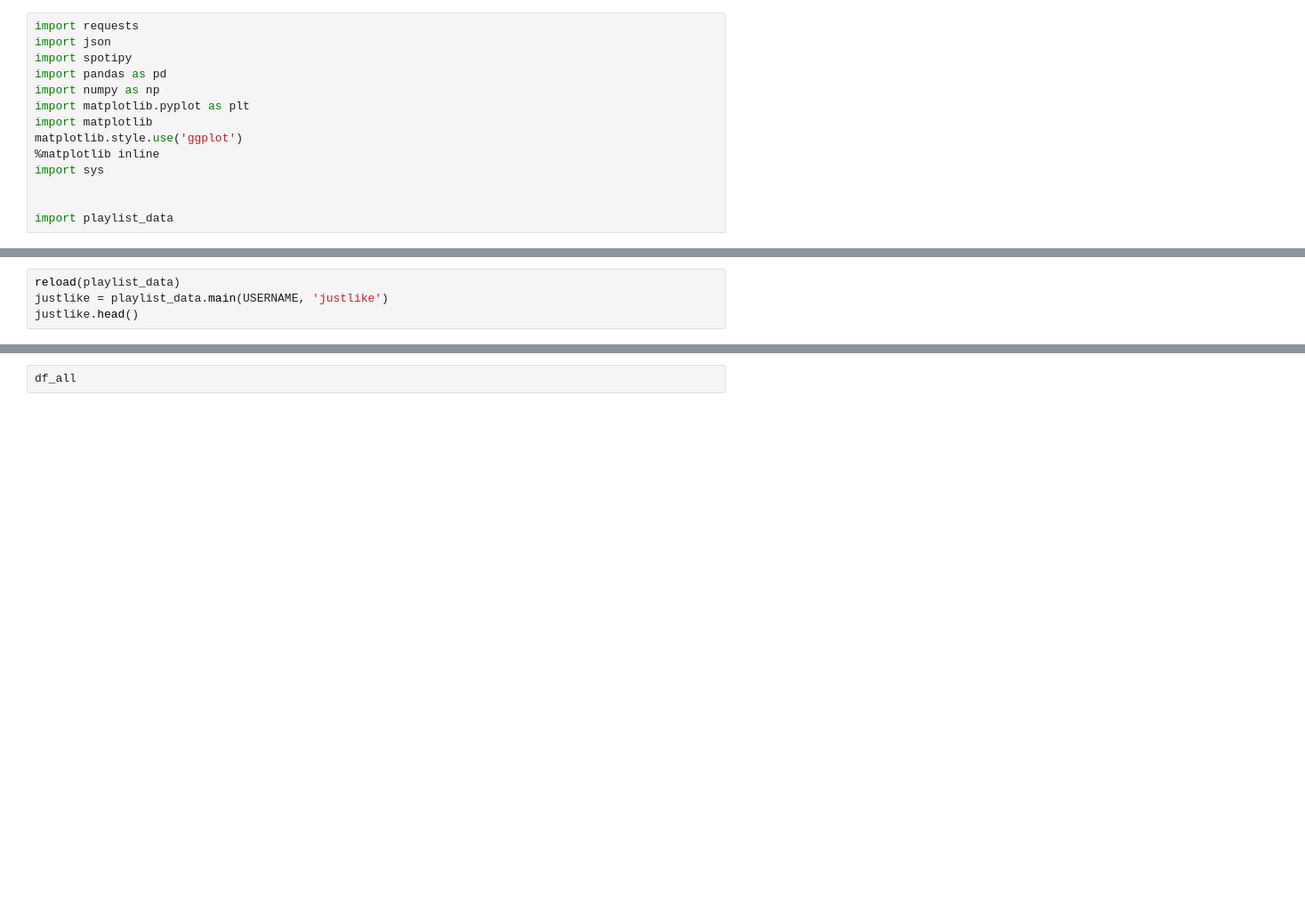
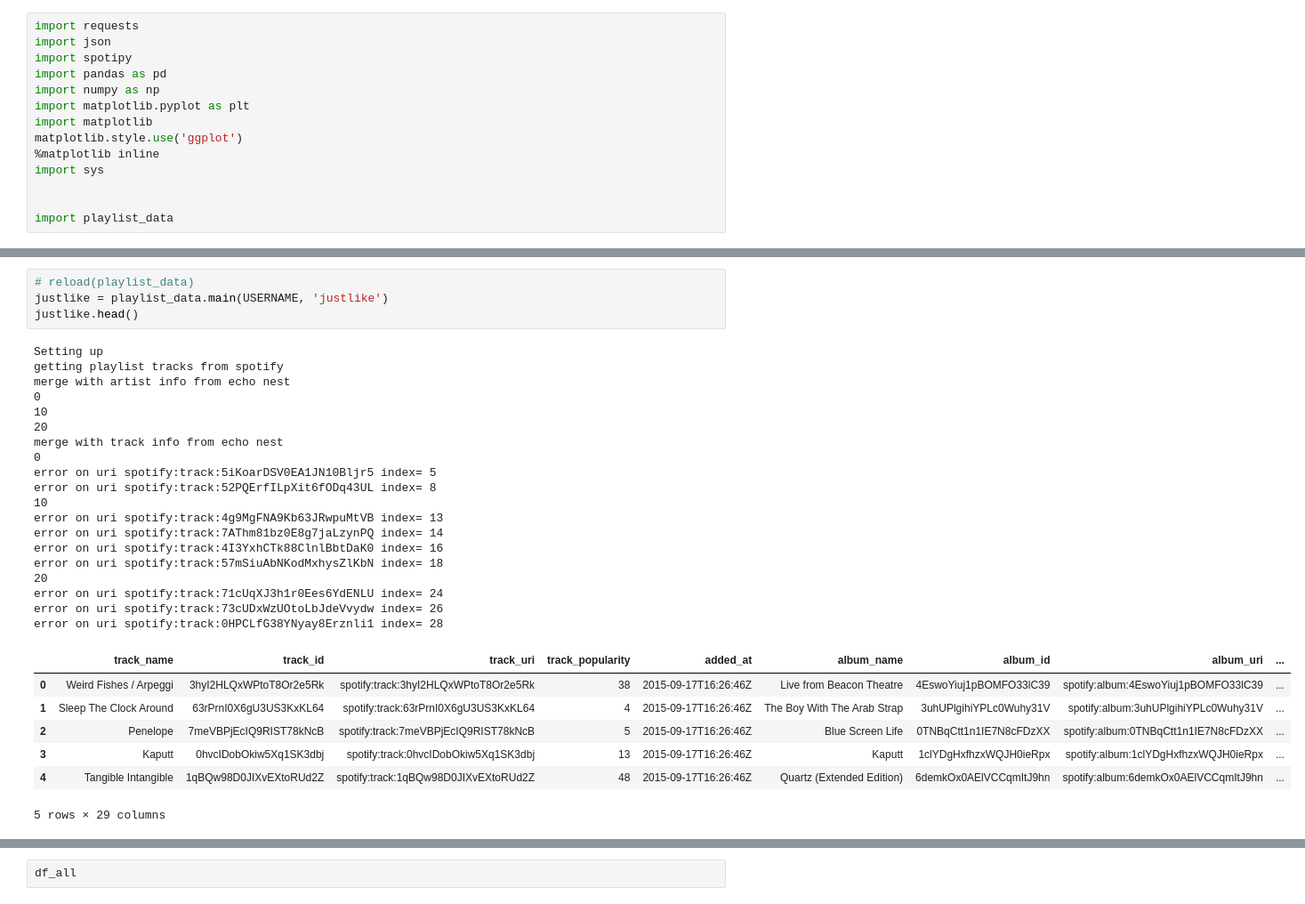
Before and after one commit to goodwordalchemy/echo_nest_love_like, a Jupyter notebook: Exploratory_Anaylsis.ipynb, the cells around one changed output, grey strips where cells are left out. Shown at 89% size. Saved outputs shown, nothing was run; the diff lists cells and outputs as text; blank space fills up the shorter version.

```diff
--- a/Exploratory_Anaylsis.ipynb
+++ b/Exploratory_Anaylsis.ipynb
@@ -28,6 +48,33 @@ merge with artist info from echo nest
 # %%
-reload(playlist_data)
+# reload(playlist_data)
 justlike = playlist_data.main(USERNAME, 'justlike')
 justlike.head()
+# %% [output]
+Setting up
+getting playlist tracks from spotify
+merge with artist info from echo nest
+0
+10
+20
+merge with track info from echo nest
+0
+error on uri spotify:track:5iKoarDSV0EA1JN10Bljr5 index= 5
+error on uri spotify:track:52PQErfILpXit6fODq43UL index= 8
+10
+error on uri spotify:track:4g9MgFNA9Kb63JRwpuMtVB index= 13
+error on uri spotify:track:7AThm81bz0E8g7jaLzynPQ index= 14
+error on uri spotify:track:4I3YxhCTk88ClnlBbtDaK0 index= 16
+error on uri spotify:track:57mSiuAbNKodMxhysZlKbN index= 18
+20
+error on uri spotify:track:71cUqXJ3h1r0Ees6YdENLU index= 24
+error on uri spotify:track:73cUDxWzUOtoLbJdeVvydw index= 26
+error on uri spotify:track:0HPCLfG38YNyay8Erznli1 index= 28
+|  | track_name | track_id | track_uri | track_popularity | added_at | album_name | album_id | album_uri | ... |
+| 0 | Weird Fishes / Arpeggi | 3hyI2HLQxWPtoT8Or2e5Rk | spotify:track:3hyI2HLQxWPtoT8Or2e5Rk | 38 | 2015-09-17T16:26:46Z | Live from Beacon Theatre | 4EswoYiuj1pBOMFO33lC39 | spotify:album:4EswoYiuj1pBOMFO33lC39 | ... |
+| 1 | Sleep The Clock Around | 63rPrnI0X6gU3US3KxKL64 | spotify:track:63rPrnI0X6gU3US3KxKL64 | 4 | 2015-09-17T16:26:46Z | The Boy With The Arab Strap | 3uhUPlgihiYPLc0Wuhy31V | spotify:album:3uhUPlgihiYPLc0Wuhy31V | ... |
+| 2 | Penelope | 7meVBPjEcIQ9RIST78kNcB | spotify:track:7meVBPjEcIQ9RIST78kNcB | 5 | 2015-09-17T16:26:46Z | Blue Screen Life | 0TNBqCtt1n1IE7N8cFDzXX | spotify:album:0TNBqCtt1n1IE7N8cFDzXX | ... |
+| 3 | Kaputt | 0hvcIDobOkiw5Xq1SK3dbj | spotify:track:0hvcIDobOkiw5Xq1SK3dbj | 13 | 2015-09-17T16:26:46Z | Kaputt | 1clYDgHxfhzxWQJH0ieRpx | spotify:album:1clYDgHxfhzxWQJH0ieRpx | ... |
+| 4 | Tangible Intangible | 1qBQw98D0JIXvEXtoRUd2Z | spotify:track:1qBQw98D0JIXvEXtoRUd2Z | 48 | 2015-09-17T16:26:46Z | Quartz (Extended Edition) | 6demkOx0AElVCCqmItJ9hn | spotify:album:6demkOx0AElVCCqmItJ9hn | ... |
+5 rows × 29 columns
 # %%
 import seaborn as sns
```
Also changed, not shown: parts of 10 cells of this notebook, 9 other files.
